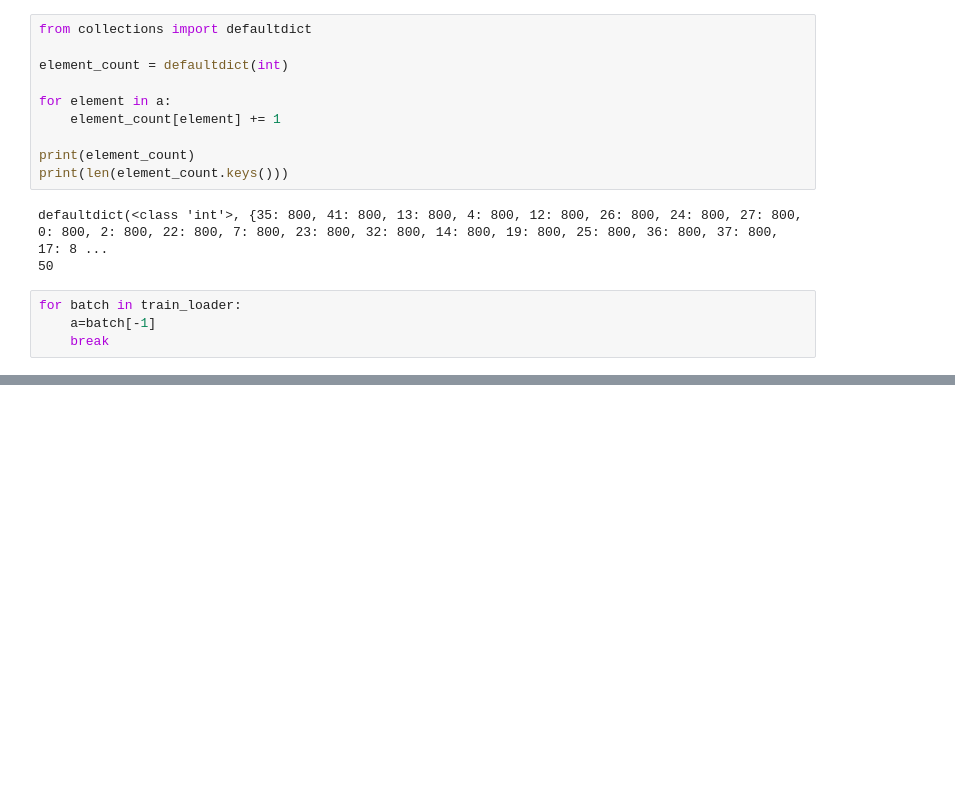
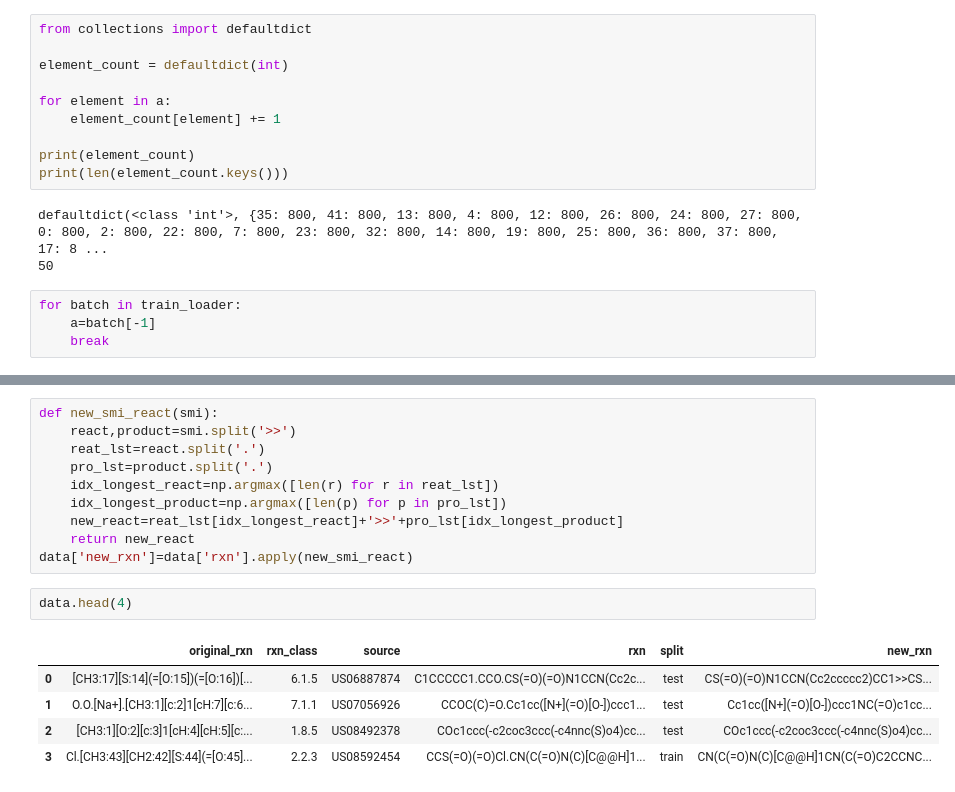
Before and after one commit to phuocchung123/reaction_yield_pretrained_gnn, a Jupyter notebook: draft.ipynb, the cells around one changed output, grey strips where cells are left out. Saved outputs shown, nothing was run; the diff lists cells and outputs as text; blank space fills up the shorter version.

```diff
--- a/draft.ipynb
+++ b/draft.ipynb
@@ -43,0 +83,18 @@ torch.Size([32, 50])
+# %%
+def new_smi_react(smi):
+    react,product=smi.split('>>')
+    reat_lst=react.split('.')
+    pro_lst=product.split('.')
+    idx_longest_react=np.argmax([len(r) for r in reat_lst])
+    idx_longest_product=np.argmax([len(p) for p in pro_lst])
+    new_react=reat_lst[idx_longest_react]+'>>'+pro_lst[idx_longest_product]
+    return new_react
+data['new_rxn']=data['rxn'].apply(new_smi_react)
+# %%
+data.head(4)
+# %% [output]
+|  | original_rxn | rxn_class | source | rxn | split | new_rxn |
+| 0 | [CH3:17][S:14](=[O:15])(=[O:16])[... | 6.1.5 | US06887874 | C1CCCCC1.CCO.CS(=O)(=O)N1CCN(Cc2c... | test | CS(=O)(=O)N1CCN(Cc2ccccc2)CC1>>CS... |
+| 1 | O.O.[Na+].[CH3:1][c:2]1[cH:7][c:6... | 7.1.1 | US07056926 | CCOC(C)=O.Cc1cc([N+](=O)[O-])ccc1... | test | Cc1cc([N+](=O)[O-])ccc1NC(=O)c1cc... |
+| 2 | [CH3:1][O:2][c:3]1[cH:4][cH:5][c:... | 1.8.5 | US08492378 | COc1ccc(-c2coc3ccc(-c4nnc(S)o4)cc... | test | COc1ccc(-c2coc3ccc(-c4nnc(S)o4)cc... |
+| 3 | Cl.[CH3:43][CH2:42][S:44](=[O:45]... | 2.2.3 | US08592454 | CCS(=O)(=O)Cl.CN(C(=O)N(C)[C@@H]1... | train | CN(C(=O)N(C)[C@@H]1CN(C(=O)C2CCNC... |
```
Also changed, not shown: parts of 7 cells of this notebook, 1 other file.
